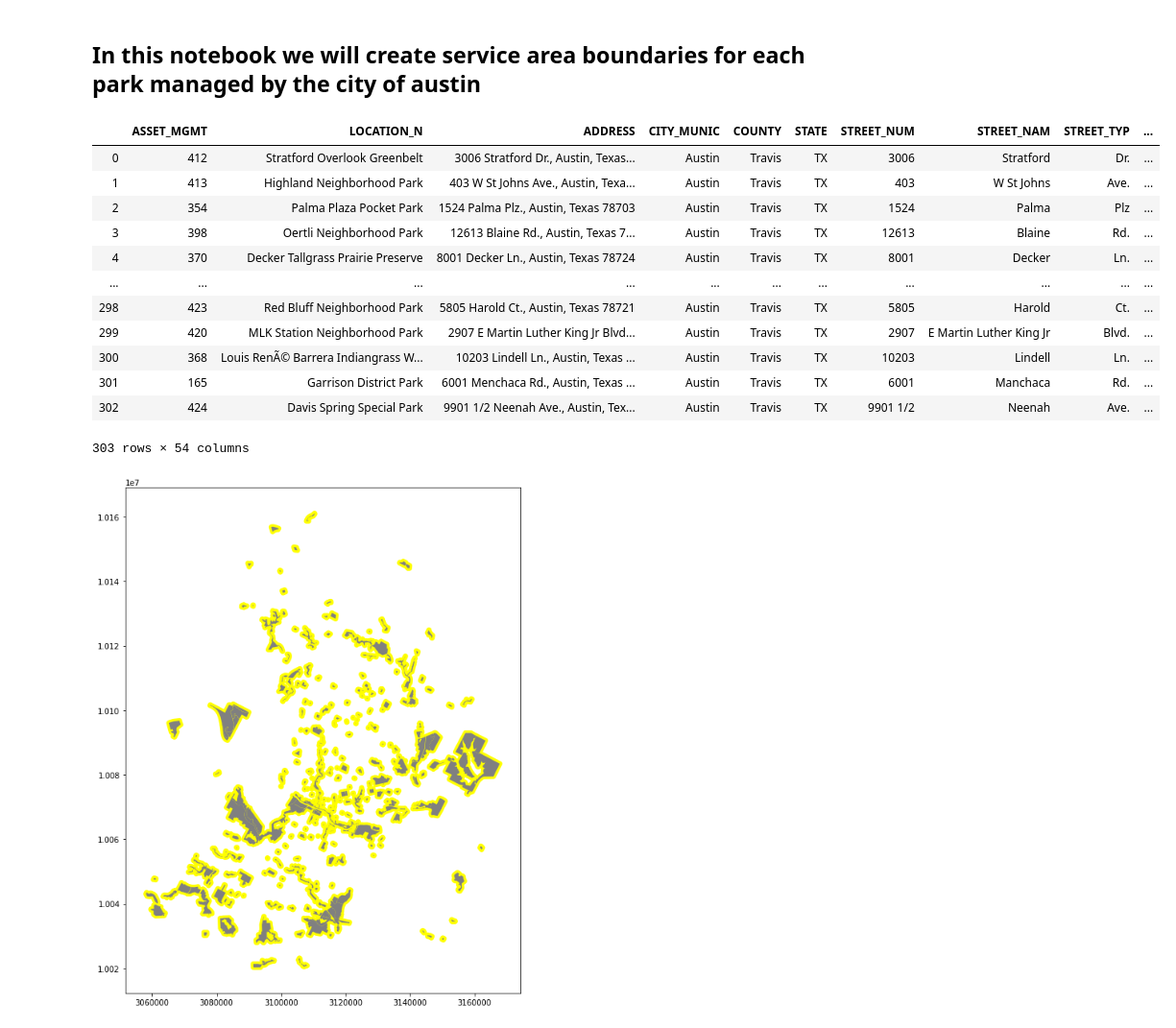
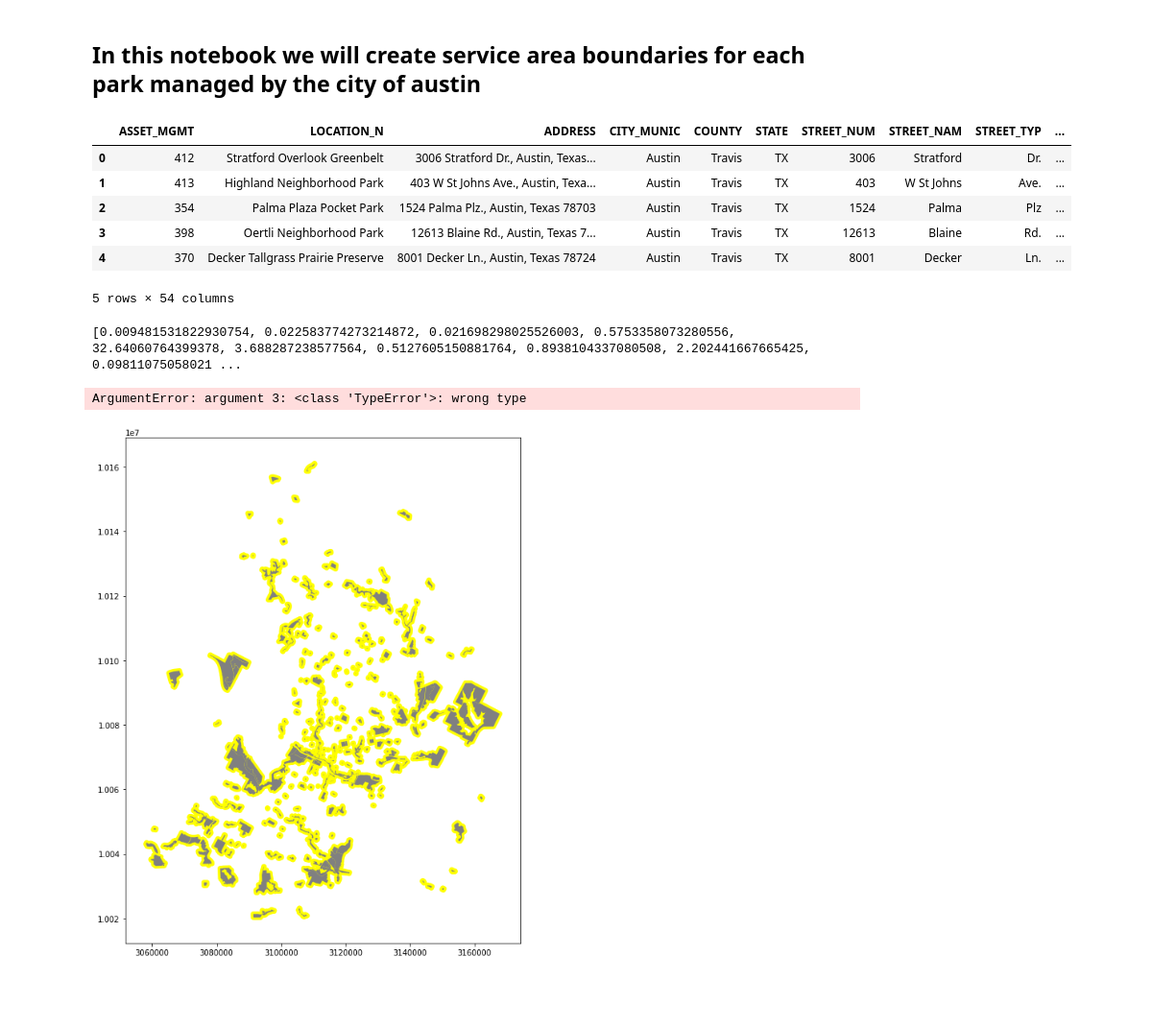
Before and after one commit to vsibarra/park-equity-atx, a Jupyter notebook: notebooks/ParkServiceArea.ipynb, the cells around one changed output. Shown at 96% size. Saved outputs shown, nothing was run; the diff lists cells and outputs as text; code cells hidden in the pictures; blank space fills up the shorter version.

Commit message:
The beginnings of adding varying service areas.

```diff
--- a/notebooks/ParkServiceArea.ipynb
+++ b/notebooks/ParkServiceArea.ipynb
@@ -10,30 +10,39 @@ import pandas as pd
 # %%
 wd = os.getcwd()
 wd = wd[:wd.find('notebooks')]
 
 
 coaparks = gpd.read_file(wd+"data/coaparks/BOUNDARIES_city_of_austin_parks.shp")
 coaparks.crs = {'init': 'epsg:102739'}
-coaparks
+coaparks.head()
 # %% [output]
 |  | ASSET_MGMT | LOCATION_N | ADDRESS | CITY_MUNIC | COUNTY | STATE | STREET_NUM | STREET_NAM | STREET_TYP | ... |
 | 0 | 412 | Stratford Overlook Greenbelt | 3006 Stratford Dr., Austin, Texas... | Austin | Travis | TX | 3006 | Stratford | Dr. | ... |
 | 1 | 413 | Highland Neighborhood Park | 403 W St Johns Ave., Austin, Texa... | Austin | Travis | TX | 403 | W St Johns | Ave. | ... |
 | 2 | 354 | Palma Plaza Pocket Park | 1524 Palma Plz., Austin, Texas 78703 | Austin | Travis | TX | 1524 | Palma | Plz | ... |
 | 3 | 398 | Oertli Neighborhood Park | 12613 Blaine Rd., Austin, Texas 7... | Austin | Travis | TX | 12613 | Blaine | Rd. | ... |
 | 4 | 370 | Decker Tallgrass Prairie Preserve | 8001 Decker Ln., Austin, Texas 78724 | Austin | Travis | TX | 8001 | Decker | Ln. | ... |
-| ... | ... | ... | ... | ... | ... | ... | ... | ... | ... | ... |
-| 298 | 423 | Red Bluff Neighborhood Park | 5805 Harold Ct., Austin, Texas 78721 | Austin | Travis | TX | 5805 | Harold | Ct. | ... |
-| 299 | 420 | MLK Station Neighborhood Park | 2907 E Martin Luther King Jr Blvd... | Austin | Travis | TX | 2907 | E Martin Luther King Jr | Blvd. | ... |
-| 300 | 368 | Louis RenÃ© Barrera Indiangrass W... | 10203 Lindell Ln., Austin, Texas ... | Austin | Travis | TX | 10203 | Lindell | Ln. | ... |
-| 301 | 165 | Garrison District Park | 6001 Menchaca Rd., Austin, Texas ... | Austin | Travis | TX | 6001 | Manchaca | Rd. | ... |
-| 302 | 424 | Davis Spring Special Park | 9901 1/2 Neenah Ave., Austin, Tex... | Austin | Travis | TX | 9901 1/2 | Neenah | Ave. | ... |
-303 rows × 54 columns
+5 rows × 54 columns
 # %%
 # Creation of buffers of for 1/4 mile (400 meters) and 1/2 a mile (800 meters)
 
-coaparks_quarter = coaparks.buffer(400)
-coaparks_half = coaparks.buffer(800)
+# coaparks_quarter = coaparks.buffer(400)
+# coaparks_half = coaparks.buffer(800)
+
+#This is some code to convert the buffer into a proportion. This should change when we get
+# Land use data. This was small enough to apply buffer rowwise. Could be made more efficiently
+# in the future.
+
+total_area = coaparks['Shape__Are'].sum()
+vector_proportion = (coaparks['Shape__Are'] / total_area) * 1600
+print(list(vector_proportion))
+
+x = lambda distance: coaparks.buffer(distance)
+
+coapark_prop = coaparks.apply(x(i for i in vector_proportion))
+# %% [output]
+[0.009481531822930754, 0.022583774273214872, 0.021698298025526003, 0.5753358073280556, 32.64060764399378, 3.688287238577564, 0.5127605150881764, 0.8938104337080508, 2.202441667665425, 0.09811075058021 ...
+ArgumentError: argument 3: <class 'TypeError'>: wrong type
 # %%
 #plot
 fig, ax = plt.subplots(figsize=(12,12))
```
